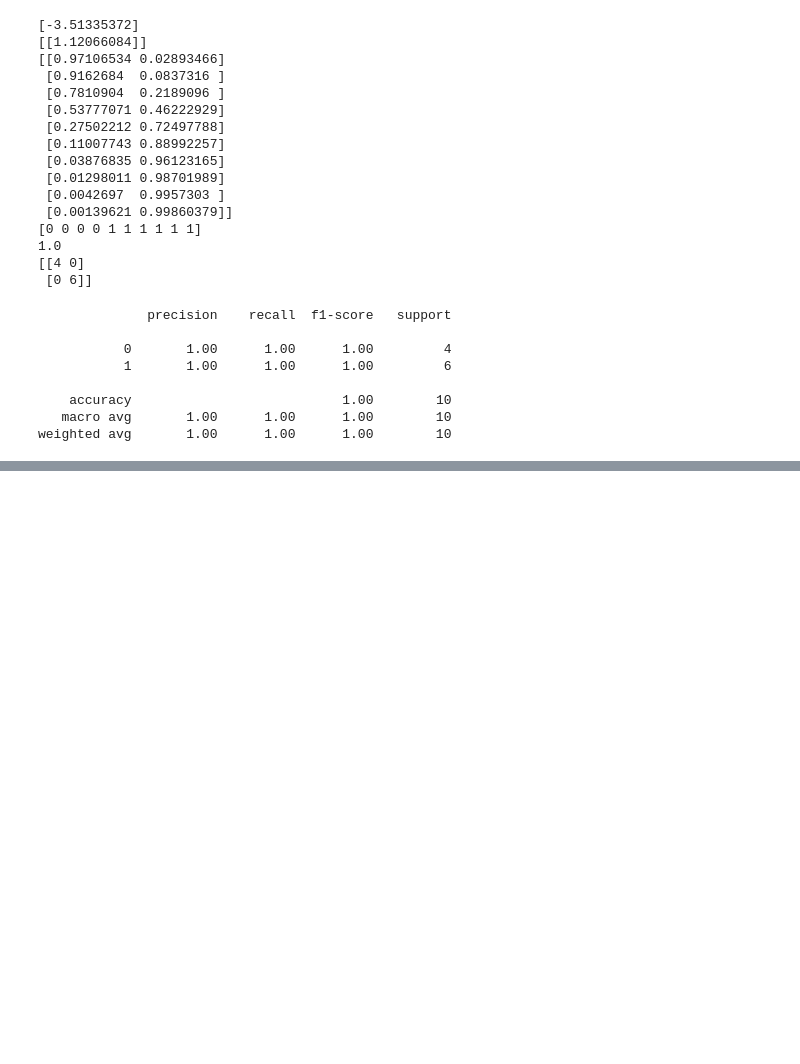
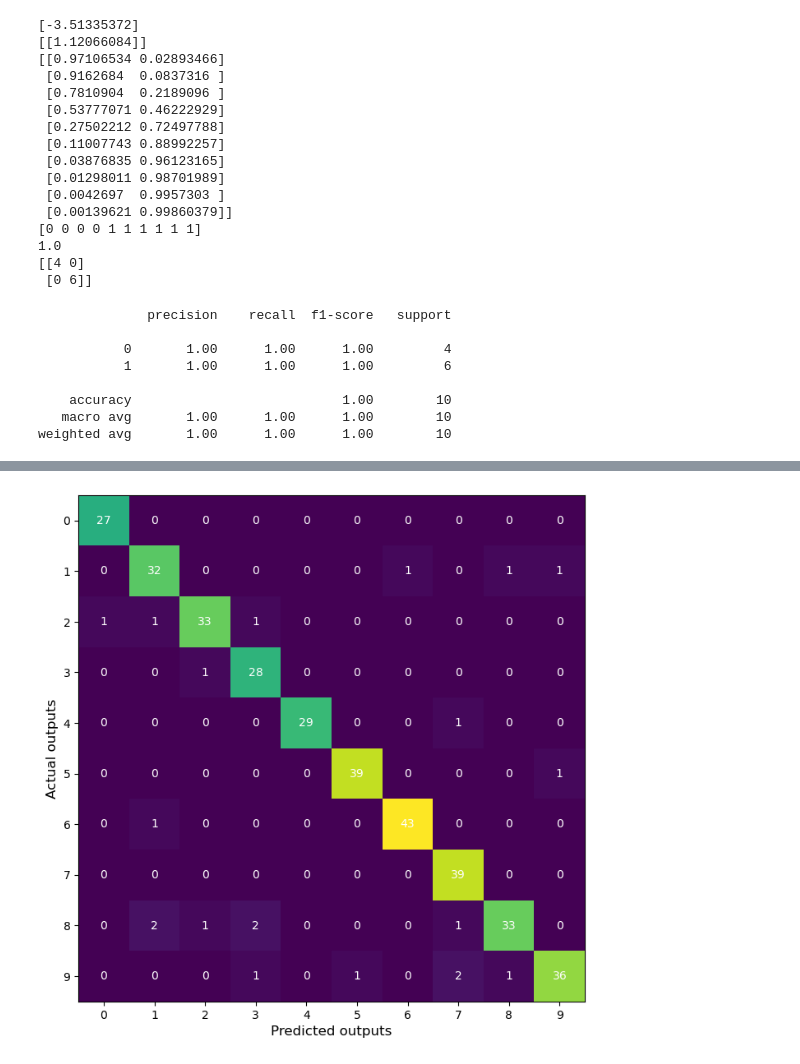
Before and after one commit to armandolezama/logistic_regression, a Jupyter notebook: sandbox.ipynb, the cells around one changed output, grey strips where cells are left out. Cells and saved outputs as stored; diff of their text form; code cells hidden in the pictures; blank space fills up the shorter version.

```diff
--- a/sandbox.ipynb
+++ b/sandbox.ipynb
@@ -177,0 +301,9 @@ weighted avg       1.00      1.00      1.00        10
+# %%
+x, y = load_digits(return_X_y=True)
+x_train, x_test, y_train, y_test = train_test_split(x, y, test_size=0.2, random_state=0)
+print(x)
+print(y)
+print()
+print()
+print()
+print()
@@ -177,0 +319,7 @@ weighted avg       1.00      1.00      1.00        10
+# %%
+scaler = StandardScaler()
+x_train = scaler.fit_transform(x_train)
+# %%
+model = LogisticRegression(solver='liblinear', C=0.05, multi_class='ovr',
+                           random_state=0)
+model.fit(x_train, y_train)
@@ -177,0 +329,5 @@ weighted avg       1.00      1.00      1.00        10
+# %%
+x_test = scaler.transform(x_test)
+y_pred = model.predict(x_test)
+print(model.score(x_train, y_train))
+print(model.score(x_test, y_test))
@@ -177,0 +350,17 @@ weighted avg       1.00      1.00      1.00        10
+# %%
+cm = confusion_matrix(y_test, y_pred)
+
+fig, ax = plt.subplots(figsize=(8, 8))
+ax.imshow(cm)
+ax.grid(False)
+ax.set_xlabel('Predicted outputs', fontsize=12, color='black')
+ax.set_ylabel('Actual outputs', fontsize=12, color='black')
+ax.xaxis.set(ticks=range(10))
+ax.yaxis.set(ticks=range(10))
+ax.set_ylim(9.5, -0.5)
+for i in range(10):
+    for j in range(10):
+        ax.text(j, i, cm[i, j], ha='center', va='center', color='white')
+plt.show()
+# %% [output]
+[figure, added]
```
Also changed, not shown: parts of 13 cells of this notebook, 1 other file.
